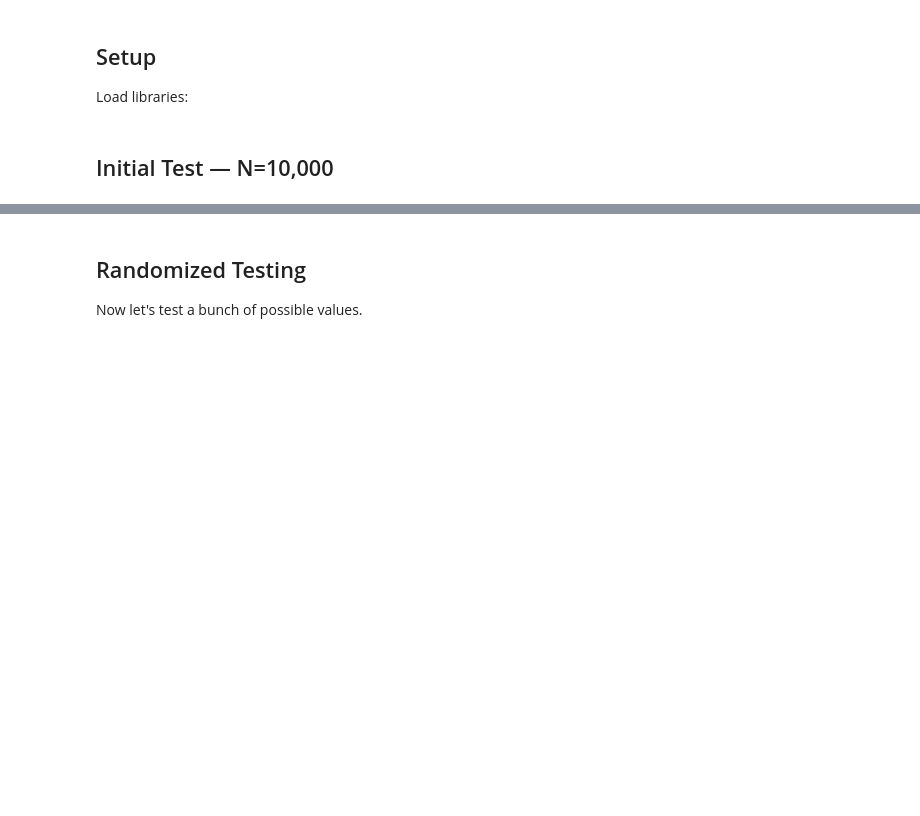
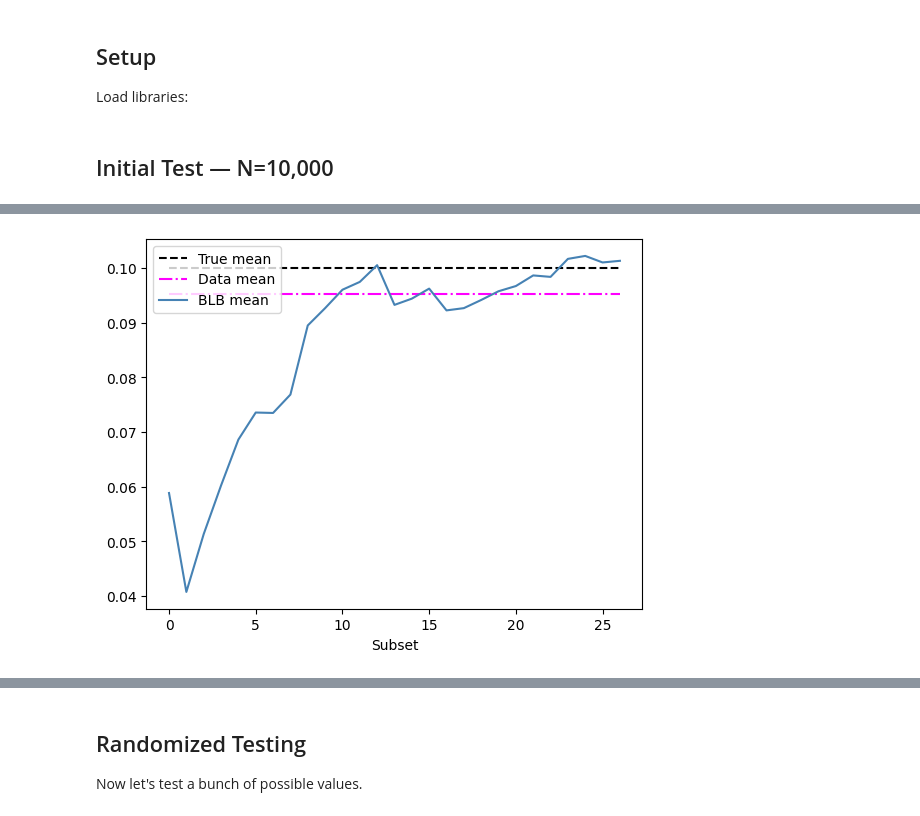
Before and after one commit to lenskit/lkpy, a Jupyter notebook: notebooks/BLB.ipynb, the cells around one changed output, grey strips where cells are left out. Saved outputs shown, nothing was run; the diff lists cells and outputs as text; code cells hidden in the pictures; blank space fills up the shorter version.

```diff
--- a/notebooks/BLB.ipynb
+++ b/notebooks/BLB.ipynb
@@ -56,0 +59,16 @@ plt.show()
+# %%
+blb_sdf = (
+    blb_df.groupby("subset")["statistic"]
+    .apply(
+        lambda x: pd.Series(
+            {
+                "mean": x.mean(),
+                "stderr": x.std(),
+                "ci_lower": np.quantile(x, 0.025),
+                "ci_upper": np.quantile(x, 0.975),
+            }
+        )
+    )
+    .unstack()
+)
+blb_sdf
@@ -56,0 +94,14 @@ plt.show()
+# %%
+plt.hlines([TRUE_MEAN], xmin=0, xmax=blb_sdf.index.max(), label="True mean", color="black", ls="--")
+plt.hlines([mean], xmin=0, xmax=blb_sdf.index.max(), label="Data mean", color="magenta", ls="-.")
+plt.plot(
+    blb_sdf.index,
+    blb_sdf["mean"].cumsum() / (blb_sdf.index.values + 1),
+    color="steelblue",
+    label="BLB mean",
+)
+plt.xlabel("Subset")
+plt.legend()
+plt.show()
+# %% [output]
+[figure, added]
```
Also changed, not shown: parts of 8 cells of this notebook, 1 other file.
